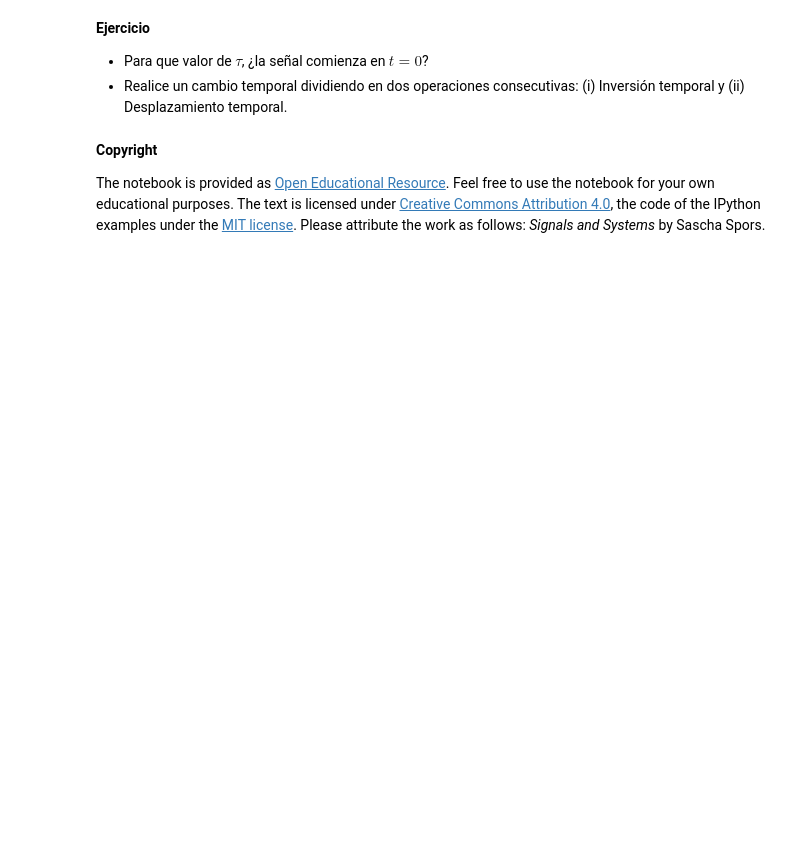
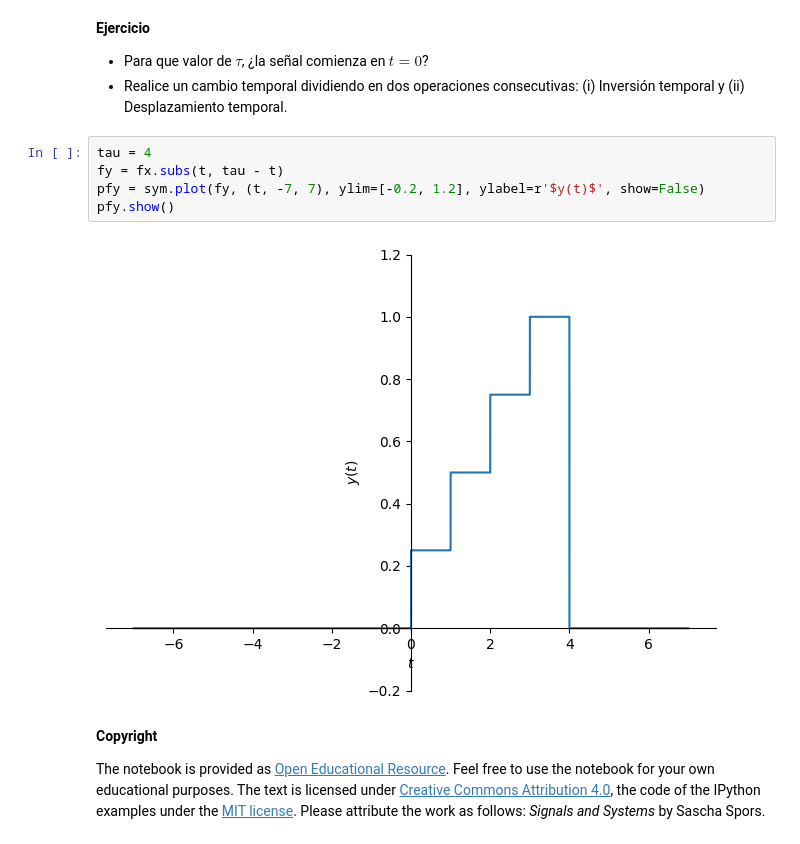
Before and after one commit to AbernalV/SyS, a Jupyter notebook: AlejandroBV_Operaciones_de_señales_continuas.ipynb, the cells around one changed output. Drawn from its saved outputs; the diff is of its cells as text; blank space fills up the shorter version.

```diff
--- a/AlejandroBV_Operaciones_de_señales_continuas.ipynb
+++ b/AlejandroBV_Operaciones_de_señales_continuas.ipynb
@@ -156,6 +156,13 @@ px.show()
 
 * Para que valor de $\tau$, ¿la señal comienza en $t=0$?
 * Realice un cambio temporal dividiendo en dos operaciones consecutivas: (i) Inversión temporal y (ii) Desplazamiento temporal.
+# %%
+tau = 4
+fy = fx.subs(t, tau - t)
+pfy = sym.plot(fy, (t, -7, 7), ylim=[-0.2, 1.2], ylabel=r'$y(t)$', show=False)
+pfy.show()
+# %% [output]
+[figure, added]
 # %% [markdown]
 **Copyright**
 
```
Also changed, not shown: parts of 1 cell of this notebook.
